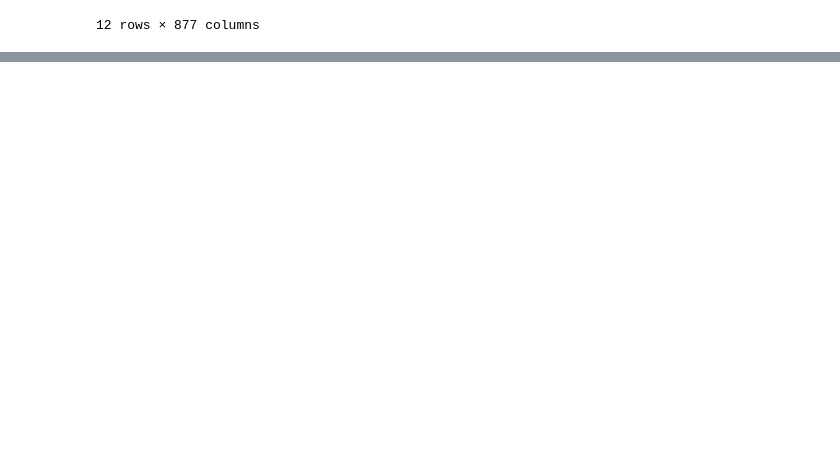
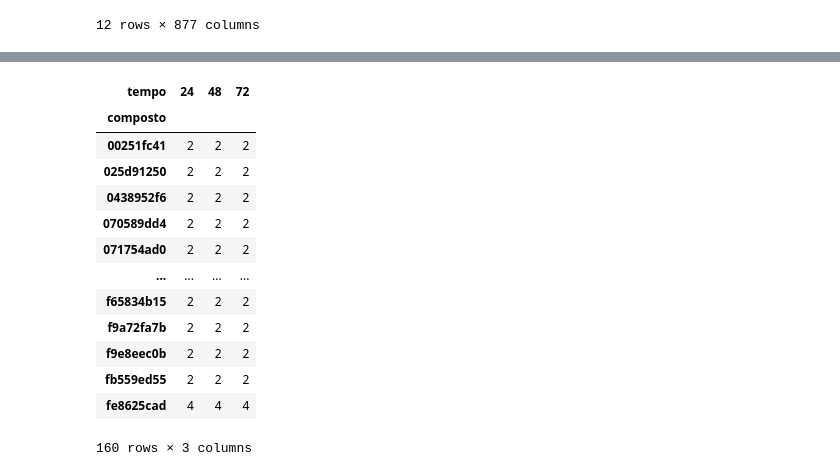
Before and after one commit to ClarisseAlvarenga/Imersao_Alura_3_edicao, a Jupyter notebook: Imersão_Dados_III_Alura_Clarisse.ipynb, the cells around one changed output, grey strips where cells are left out. Saved outputs shown, nothing was run; the diff lists cells and outputs as text; code cells hidden in the pictures; blank space fills up the shorter version.

```diff
--- a/Imersão_Dados_III_Alura_Clarisse.ipynb
+++ b/Imersão_Dados_III_Alura_Clarisse.ipynb
@@ -1341,0 +1398,19 @@ https://github.com/ClarisseAlvarenga/imersao-dados-desafio-final
+# %%
+comparativo_tempo_count = pd.crosstab(index=compostos_multimoa_clean['composto'],
+            columns=compostos_multimoa_clean['tempo'])
+comparativo_tempo_count
+# %% [output]
+| tempo | 24 | 48 | 72 |
+| composto |  |  |  |
+| 00251fc41 | 2 | 2 | 2 |
+| 025d91250 | 2 | 2 | 2 |
+| 0438952f6 | 2 | 2 | 2 |
+| 070589dd4 | 2 | 2 | 2 |
+| 071754ad0 | 2 | 2 | 2 |
+| ... | ... | ... | ... |
+| f65834b15 | 2 | 2 | 2 |
+| f9a72fa7b | 2 | 2 | 2 |
+| f9e8eec0b | 2 | 2 | 2 |
+| fb559ed55 | 2 | 2 | 2 |
+| fe8625cad | 4 | 4 | 4 |
+160 rows × 3 columns
```
Also changed, not shown: parts of 51 cells of this notebook.
